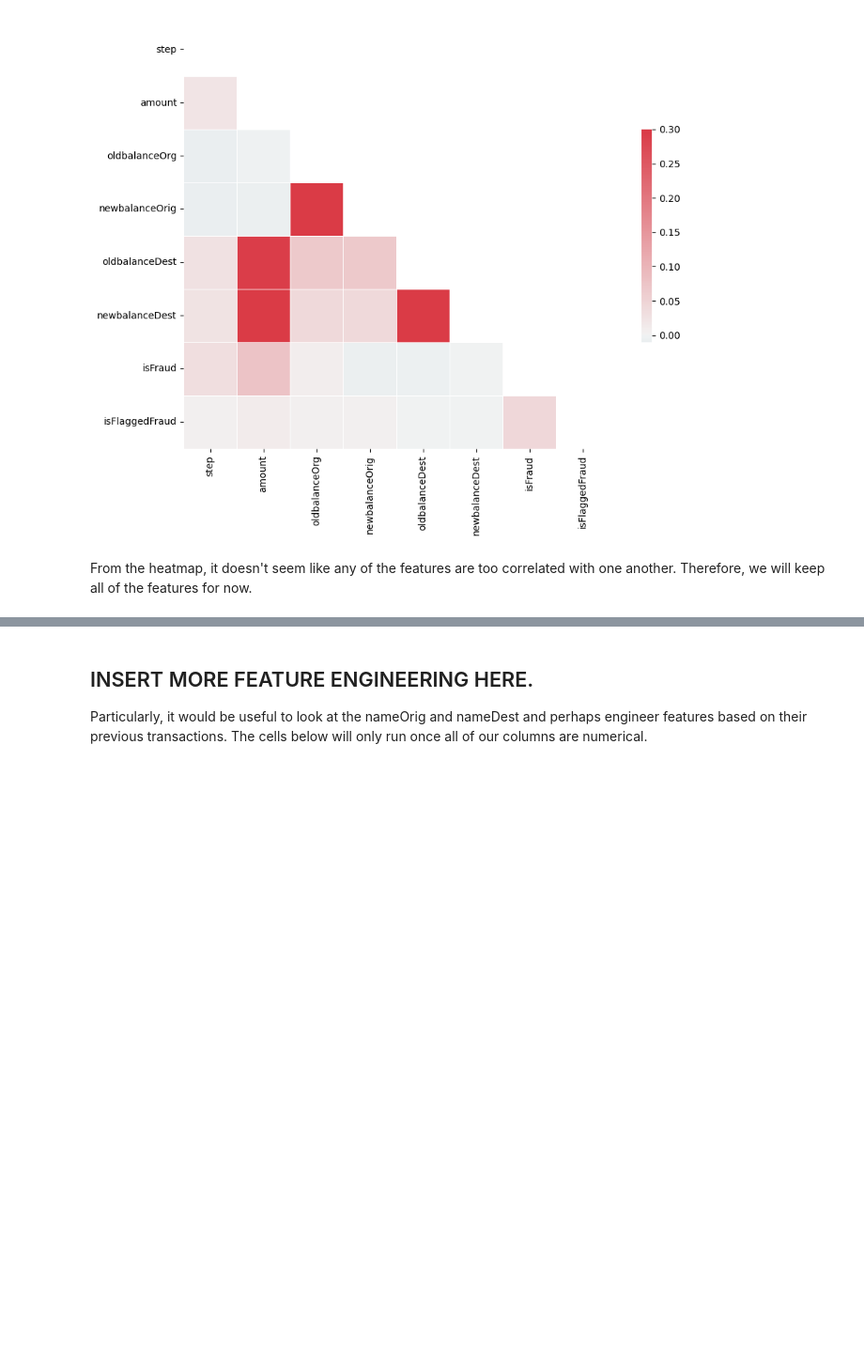
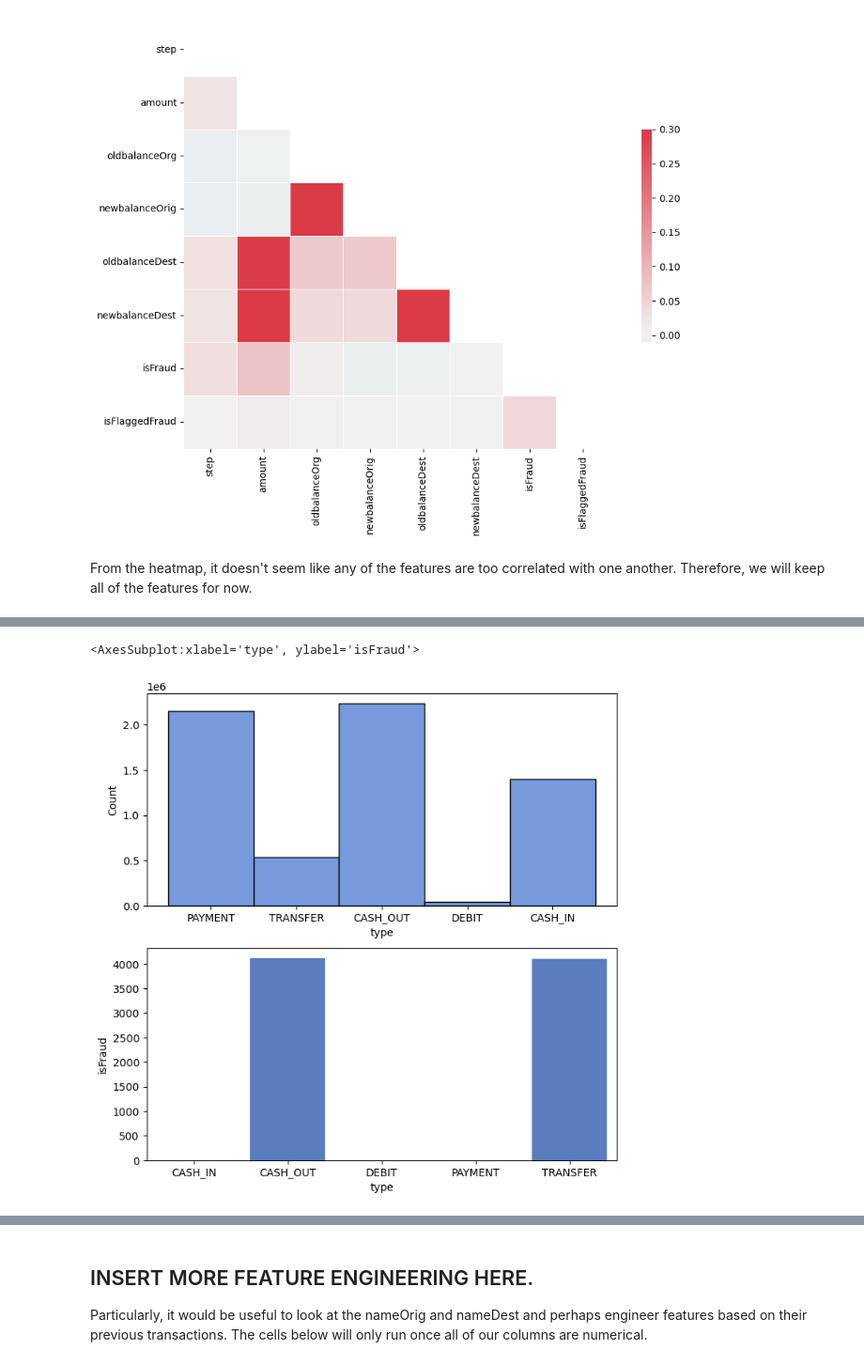
Before and after one commit to judymao/fintech, a Jupyter notebook: EDA.ipynb, the cells around one changed output, grey strips where cells are left out. Shown at 94% size. Saved outputs shown, nothing was run; the diff lists cells and outputs as text; code cells hidden in the pictures; blank space fills up the shorter version.

```diff
--- a/EDA.ipynb
+++ b/EDA.ipynb
@@ -115,0 +251,8 @@ X
+# %%
+fig, axs = plt.subplots(2, 1, figsize=(8, 8))
+sns.histplot(df.type, ax = axs[0], color='#4878D0')
+sns.barplot(df[['type', 'isFraud']].groupby('type').sum().reset_index(),
+            x='type', y='isFraud', ax = axs[1], color='#4878D0')
+# %% [output]
+<AxesSubplot:xlabel='type', ylabel='isFraud'>
+[figure, added]
```
Also changed, not shown: parts of 28 cells of this notebook.
